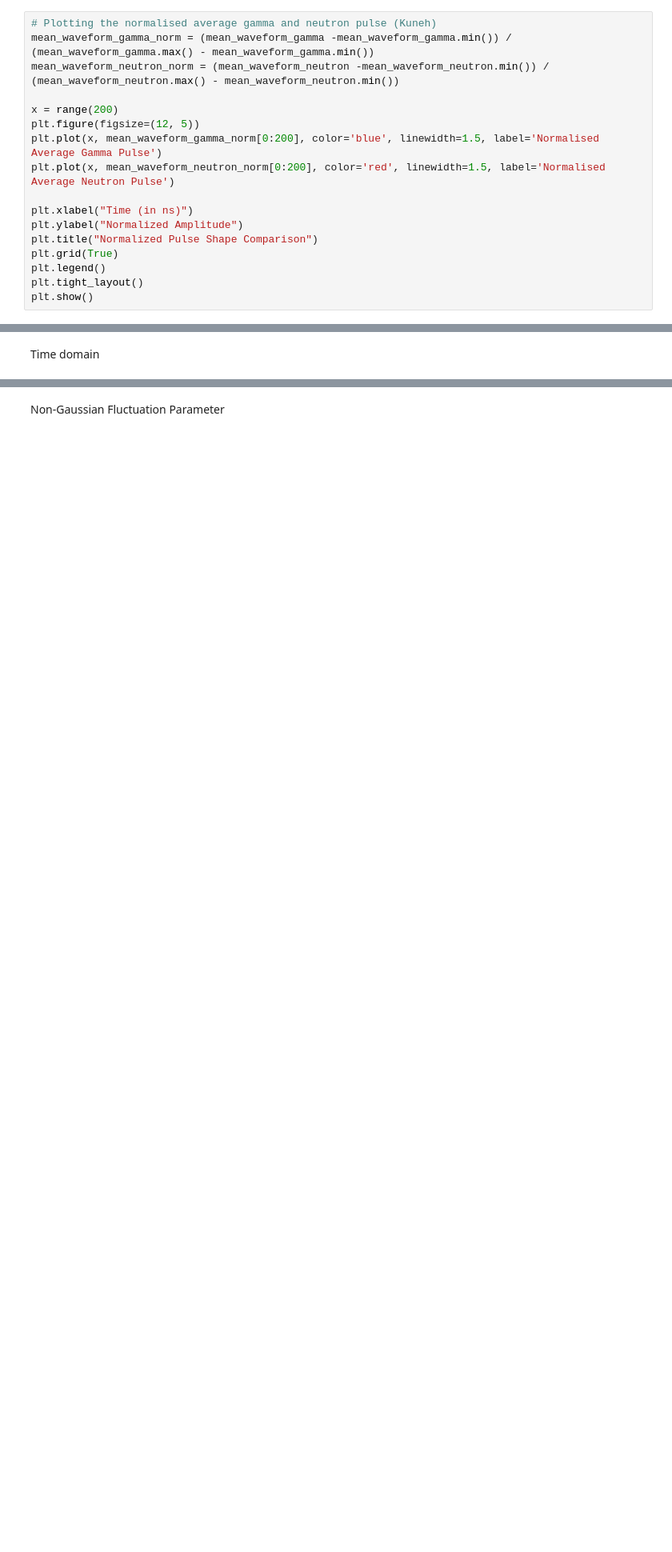
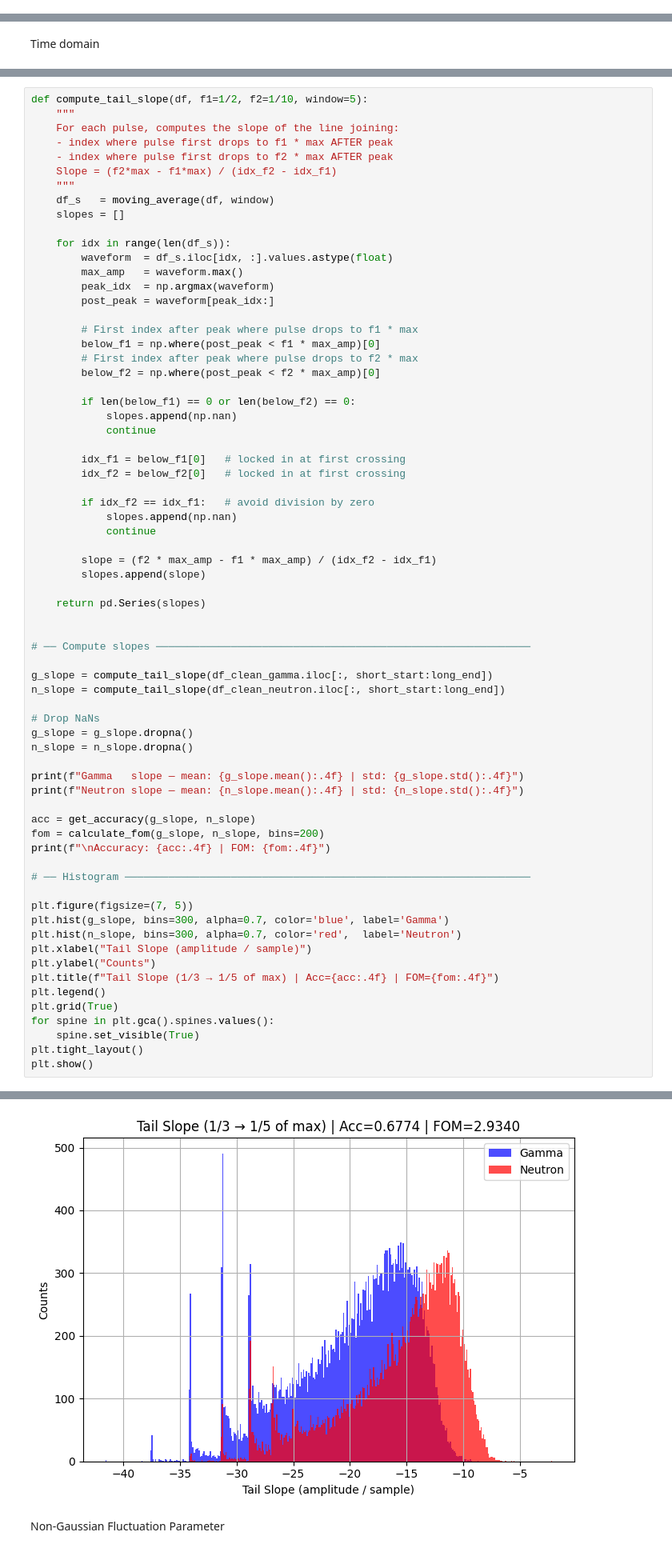
Before and after one commit to Jayanashah/Neutron-Gamma-discrimination-Project, a Jupyter notebook: 27.12.25-Code_Plastic_Scintillator_1.ipynb, the cells around one changed output, grey strips where cells are left out. Shown at 80% size. Drawn from its saved outputs; the diff is of its cells as text; blank space fills up the shorter version.

```diff
--- a/27.12.25-Code_Plastic_Scintillator_1.ipynb
+++ b/27.12.25-Code_Plastic_Scintillator_1.ipynb
@@ -105,17 +117,0 @@ plt.show()
-# %%
-# Plotting the normalised average gamma and neutron pulse (Kuneh)
-mean_waveform_gamma_norm = (mean_waveform_gamma -mean_waveform_gamma.min()) / (mean_waveform_gamma.max() - mean_waveform_gamma.min())
-mean_waveform_neutron_norm = (mean_waveform_neutron -mean_waveform_neutron.min()) / (mean_waveform_neutron.max() - mean_waveform_neutron.min())
-
-x = range(200)
-plt.figure(figsize=(12, 5))
-plt.plot(x, mean_waveform_gamma_norm[0:200], color='blue', linewidth=1.5, label='Normalised Average Gamma Pulse')
-plt.plot(x, mean_waveform_neutron_norm[0:200], color='red', linewidth=1.5, label='Normalised Average Neutron Pulse')
-
-plt.xlabel("Time (in ns)")
-plt.ylabel("Normalized Amplitude")
-plt.title("Normalized Pulse Shape Comparison")
-plt.grid(True)
-plt.legend()
-plt.tight_layout()
-plt.show()
@@ -815,0 +1152,70 @@ Columns added: ['max_value', 'max_column', 'threshold_1_10', 'start_idx_1_10', '
+# %%
+def compute_tail_slope(df, f1=1/2, f2=1/10, window=5):
+    """
+    For each pulse, computes the slope of the line joining:
+    - index where pulse first drops to f1 * max AFTER peak
+    - index where pulse first drops to f2 * max AFTER peak
+    Slope = (f2*max - f1*max) / (idx_f2 - idx_f1)
+    """
+    df_s   = moving_average(df, window)
+    slopes = []
+
+    for idx in range(len(df_s)):
+        waveform  = df_s.iloc[idx, :].values.astype(float)
+        max_amp   = waveform.max()
+        peak_idx  = np.argmax(waveform)
+        post_peak = waveform[peak_idx:]
+
+        # First index after peak where pulse drops to f1 * max
+        below_f1 = np.where(post_peak < f1 * max_amp)[0]
+        # First index after peak where pulse drops to f2 * max
+        below_f2 = np.where(post_peak < f2 * max_amp)[0]
+
+        if len(below_f1) == 0 or len(below_f2) == 0:
+            slopes.append(np.nan)
+            continue
+
+        idx_f1 = below_f1[0]   # locked in at first crossing
+        idx_f2 = below_f2[0]   # locked in at first crossing
+
+        if idx_f2 == idx_f1:   # avoid division by zero
+            slopes.append(np.nan)
+            continue
+
+        slope = (f2 * max_amp - f1 * max_amp) / (idx_f2 - idx_f1)
+        slopes.append(slope)
+
+    return pd.Series(slopes)
+
+
+# ── Compute slopes ────────────────────────────────────────────────────────────
+
+g_slope = compute_tail_slope(df_clean_gamma.iloc[:, short_start:long_end])
+n_slope = compute_tail_slope(df_clean_neutron.iloc[:, short_start:long_end])
+
+# Drop NaNs
+g_slope = g_slope.dropna()
+n_slope = n_slope.dropna()
+
+print(f"Gamma   slope — mean: {g_slope.mean():.4f} | std: {g_slope.std():.4f}")
+print(f"Neutron slope — mean: {n_slope.mean():.4f} | std: {n_slope.std():.4f}")
+
+acc = get_accuracy(g_slope, n_slope)
+fom = calculate_fom(g_slope, n_slope, bins=200)
+print(f"\nAccuracy: {acc:.4f} | FOM: {fom:.4f}")
+
+# ── Histogram ─────────────────────────────────────────────────────────────────
+
+plt.figure(figsize=(7, 5))
+plt.hist(g_slope, bins=300, alpha=0.7, color='blue', label='Gamma')
+plt.hist(n_slope, bins=300, alpha=0.7, color='red',  label='Neutron')
+plt.xlabel("Tail Slope (amplitude / sample)")
+plt.ylabel("Counts")
+plt.title(f"Tail Slope (1/3 → 1/5 of max) | Acc={acc:.4f} | FOM={fom:.4f}")
+plt.legend()
+plt.grid(True)
+for spine in plt.gca().spines.values():
+    spine.set_visible(True)
+plt.tight_layout()
+plt.show()
+# %% [output]
@@ -816,3 +1226,4 @@ Columns added: ['max_value', 'max_column', 'threshold_1_10', 'start_idx_1_10', '
+[figure, added]
 # %% [markdown]
 Non-Gaussian Fluctuation Parameter
 # %%
```
Also changed, not shown: parts of 30 cells of this notebook, 3 other files.
